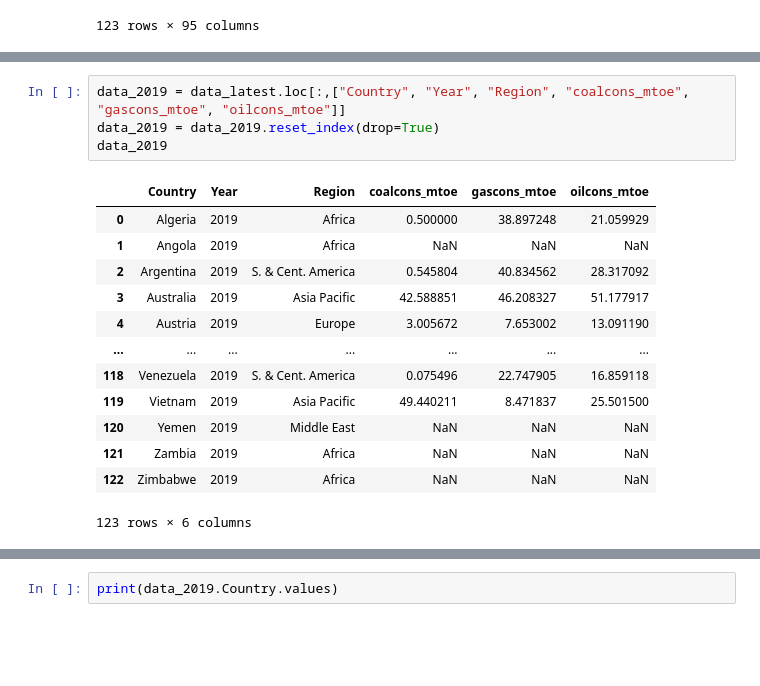
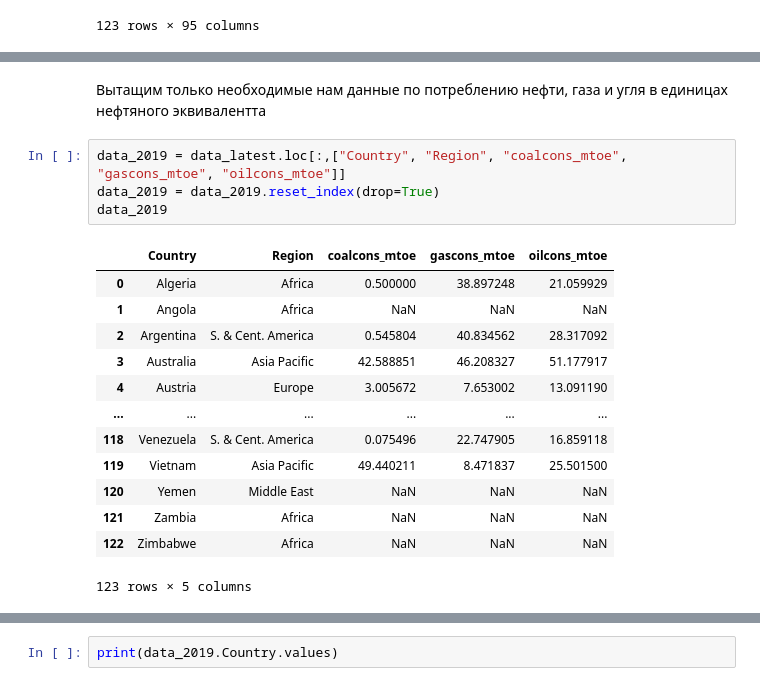
Before and after one commit to kirastain/BP-energy-analysis, a Jupyter notebook: Untitled.ipynb, the cells around one changed output, grey strips where cells are left out. Saved outputs shown, nothing was run; the diff lists cells and outputs as text; blank space fills up the shorter version.

```diff
--- a/Untitled.ipynb
+++ b/Untitled.ipynb
@@ -60,21 +68,23 @@ Index(['Country', 'Year', 'pop', 'ISO3166_alpha3', 'ISO3166_numeric', 'Region',
        'ren_power_twh', 'renewables_ej', 'renewables_mtoe', 'solar_ej',
        'solar_mtoe', 'solar_twh', 'wind_ej', 'wind_mtoe', 'wind_twh'],
       dtype='object')
+# %% [markdown]
+Вытащим только необходимые нам данные по потреблению нефти, газа и угля в единицах нефтяного эквивалентта
 # %%
-data_2019 = data_latest.loc[:,["Country", "Year", "Region", "coalcons_mtoe", "gascons_mtoe", "oilcons_mtoe"]]
+data_2019 = data_latest.loc[:,["Country", "Region", "coalcons_mtoe", "gascons_mtoe", "oilcons_mtoe"]]
 data_2019 = data_2019.reset_index(drop=True)
 data_2019
 # %% [output]
-|  | Country | Year | Region | coalcons_mtoe | gascons_mtoe | oilcons_mtoe |
-| 0 | Algeria | 2019 | Africa | 0.500000 | 38.897248 | 21.059929 |
-| 1 | Angola | 2019 | Africa | NaN | NaN | NaN |
-| 2 | Argentina | 2019 | S. & Cent. America | 0.545804 | 40.834562 | 28.317092 |
-| 3 | Australia | 2019 | Asia Pacific | 42.588851 | 46.208327 | 51.177917 |
-| 4 | Austria | 2019 | Europe | 3.005672 | 7.653002 | 13.091190 |
-| ... | ... | ... | ... | ... | ... | ... |
-| 118 | Venezuela | 2019 | S. & Cent. America | 0.075496 | 22.747905 | 16.859118 |
-| 119 | Vietnam | 2019 | Asia Pacific | 49.440211 | 8.471837 | 25.501500 |
-| 120 | Yemen | 2019 | Middle East | NaN | NaN | NaN |
-| 121 | Zambia | 2019 | Africa | NaN | NaN | NaN |
-| 122 | Zimbabwe | 2019 | Africa | NaN | NaN | NaN |
+|  | Country | Region | coalcons_mtoe | gascons_mtoe | oilcons_mtoe |
+| 0 | Algeria | Africa | 0.500000 | 38.897248 | 21.059929 |
+| 1 | Angola | Africa | NaN | NaN | NaN |
+| 2 | Argentina | S. & Cent. America | 0.545804 | 40.834562 | 28.317092 |
+| 3 | Australia | Asia Pacific | 42.588851 | 46.208327 | 51.177917 |
+| 4 | Austria | Europe | 3.005672 | 7.653002 | 13.091190 |
+| ... | ... | ... | ... | ... | ... |
+| 118 | Venezuela | S. & Cent. America | 0.075496 | 22.747905 | 16.859118 |
+| 119 | Vietnam | Asia Pacific | 49.440211 | 8.471837 | 25.501500 |
+| 120 | Yemen | Middle East | NaN | NaN | NaN |
+| 121 | Zambia | Africa | NaN | NaN | NaN |
+| 122 | Zimbabwe | Africa | NaN | NaN | NaN |
-123 rows × 6 columns
+123 rows × 5 columns
```
Also changed, not shown: parts of 36 cells of this notebook.
